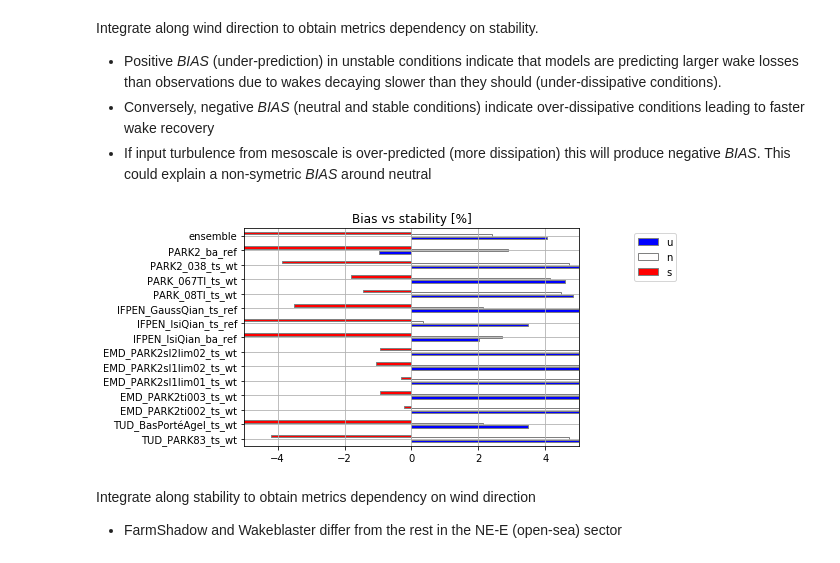
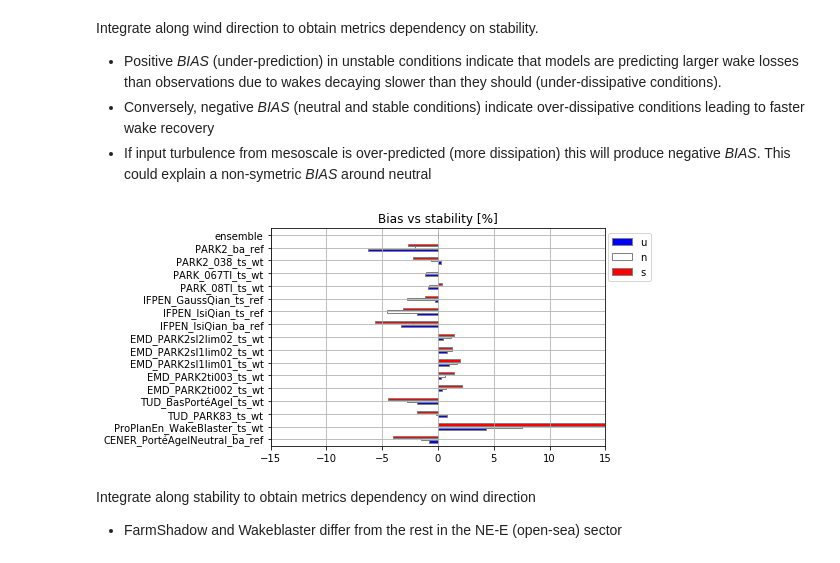
Before and after one commit to CENER-EPR/OWAbench, a Jupyter notebook: Anholt/Anholt_ArrayEfficiency.ipynb, the cells around one changed output. Drawn from its saved outputs; the diff is of its cells as text; code cells hidden in the pictures.

```diff
--- a/Anholt/Anholt_ArrayEfficiency.ipynb
+++ b/Anholt/Anholt_ArrayEfficiency.ipynb
@@ -36,23 +36,23 @@ IPython.OutputArea.prototype._should_scroll = function(lines) {
 n_sim = 19 # number of submited simulations + 1 (ensemble)
 sims = pd.DataFrame(columns = ['ID','Ensemble','Participant','Model Name', 'Model Type','Approach','Input','Remarks','Label'],
                    index = np.arange(0,n_sim,1))
-sims.loc[0]  = ['anh00a'  ,0,'CENER'    ,'FLORIS'     ,'Porté-Agel'         ,'ba','ctrl,ref','Neutral'         ,'CENER_PortéAgelNeutral_ba_ref']
+sims.loc[0]  = ['anh00a'  ,0,'CENER'    ,'FLORIS'     ,'Porté-Agel'         ,'ts','ctrl,ref','Neutral'         ,'CENER_PortéAgelNeutral_ba_ref']
 sims.loc[1]  = ['anh00b'  ,0,'CENER'    ,'FLORIS'     ,'Jensen'             ,'ba','ctrl,ref','Neutral'         ,'CENER_JensenNeutral_ba_ref'   ]
 sims.loc[2]  = ['anh00c'  ,0,'CENER'    ,'FLORIS'     ,'Multizone'          ,'ba','ctrl,ref','Neutral'         ,'CENER_MultizoneNeutral_ba_ref']
 sims.loc[3]  = ['anh01'   ,0,'ProPlanEn','WakeBlaster','RANS Eddy-Vis'      ,'ts','ctrl,wt' ,' '               ,'ProPlanEn_WakeBlaster_ts_wt']
 sims.loc[4]  = ['anh02a'  ,1,'TU-Delft' ,'eWakeLab'   ,'PARK83'             ,'ts','ctrl,wt' ,'Dynamic Cw'      ,'TUD_PARK83_ts_wt']
 sims.loc[5]  = ['anh02b'  ,1,'TU-Delft' ,'eWakeLab'   ,'Bastankah&PortéAgel','ts','ctrl,wt' ,'Dynamic Cw'      ,'TUD_BasPortéAgel_ts_wt']
-sims.loc[6]  = ['anh05a'  ,0,'EMD'      ,'WindPro'    ,'PARK2'              ,'ts','ctrl,wt' ,'TI-based lim002' ,'EMD_PARK2ti002_ts_wt']
-sims.loc[7]  = ['anh05b'  ,0,'EMD'      ,'WindPro'    ,'PARK2'              ,'ts','ctrl,wt' ,'TI-based lim003' ,'EMD_PARK2ti003_ts_wt']
-sims.loc[8]  = ['anh05c'  ,0,'EMD'      ,'WindPro'    ,'PARK2'              ,'ts','ctrl,wt' ,'stab slope1lim01','EMD_PARK2sl1lim01_ts_wt']
-sims.loc[9]  = ['anh05d'  ,0,'EMD'      ,'WindPro'    ,'PARK2'              ,'ts','ctrl,wt' ,'stab slope1lim02','EMD_PARK2sl1lim02_ts_wt']
-sims.loc[10] = ['anh05e'  ,0,'EMD'      ,'WindPro'    ,'PARK2'              ,'ts','ctrl,wt' ,'stab slope2lim02','EMD_PARK2sl2lim02_ts_wt']
-sims.loc[11] = ['anh07a'  ,1,'IFPEN'    ,'FarmShadow' ,'Ishihara&Qian'      ,'ba','ctrl,ref',' '               ,'IFPEN_IsiQian_ba_ref']
-sims.loc[12] = ['anh07b'  ,1,'IFPEN'    ,'FarmShadow' ,'Ishihara&Qian'      ,'ts','ctrl,ref',' '               ,'IFPEN_IsiQian_ts_ref']
-sims.loc[13] = ['anh07c'  ,1,'IFPEN'    ,'FarmShadow' ,'Gaussian-Bast&Qian' ,'ts','ctrl,ref',' '               ,'IFPEN_GaussQian_ts_ref']
-sims.loc[14] = ['anh08a'  ,0,'Anonymous','WindPro'    ,'PARK'               ,'ts','ctrl,wt' ,'Cw = 0.8TI'      ,'PARK_08TI_ts_wt']
-sims.loc[15] = ['anh08b'  ,0,'Anonymous','WindPro'    ,'PARK'               ,'ts','ctrl,wt' ,'Cw = 0.67TI'     ,'PARK_067TI_ts_wt']
-sims.loc[16] = ['anh08c'  ,0,'Anonymous','WindPro'    ,'PARK2'              ,'ts','ctrl,wt' ,'Cw = 0.038'      ,'PARK2_038_ts_wt']
+sims.loc[6]  = ['anh05a'  ,1,'EMD'      ,'WindPro'    ,'PARK2'              ,'ts','ctrl,wt' ,'TI-based lim002' ,'EMD_PARK2ti002_ts_wt']
+sims.loc[7]  = ['anh05b'  ,1,'EMD'      ,'WindPro'    ,'PARK2'              ,'ts','ctrl,wt' ,'TI-based lim003' ,'EMD_PARK2ti003_ts_wt']
+sims.loc[8]  = ['anh05c'  ,1,'EMD'      ,'WindPro'    ,'PARK2'              ,'ts','ctrl,wt' ,'stab slope1lim01','EMD_PARK2sl1lim01_ts_wt']
+sims.loc[9]  = ['anh05d'  ,1,'EMD'      ,'WindPro'    ,'PARK2'              ,'ts','ctrl,wt' ,'stab slope1lim02','EMD_PARK2sl1lim02_ts_wt']
+sims.loc[10] = ['anh05e'  ,1,'EMD'      ,'WindPro'    ,'PARK2'              ,'ts','ctrl,wt' ,'stab slope2lim02','EMD_PARK2sl2lim02_ts_wt']
+sims.loc[11] = ['anh07a'  ,0,'IFPEN'    ,'FarmShadow' ,'Ishihara&Qian'      ,'ba','ctrl,ref',' '               ,'IFPEN_IsiQian_ba_ref']
+sims.loc[12] = ['anh07b'  ,0,'IFPEN'    ,'FarmShadow' ,'Ishihara&Qian'      ,'ts','ctrl,ref',' '               ,'IFPEN_IsiQian_ts_ref']
+sims.loc[13] = ['anh07c'  ,0,'IFPEN'    ,'FarmShadow' ,'Gaussian-Bast&Qian' ,'ts','ctrl,ref',' '               ,'IFPEN_GaussQian_ts_ref']
+sims.loc[14] = ['anh08a'  ,1,'Anonymous','WindPro'    ,'PARK2'              ,'ts','ctrl,wt' ,'Cw = 0.8TI'      ,'PARK_08TI_ts_wt']
+sims.loc[15] = ['anh08b'  ,1,'Anonymous','WindPro'    ,'PARK'               ,'ts','ctrl,wt' ,'Cw = 0.67TI'     ,'PARK_067TI_ts_wt']
+sims.loc[16] = ['anh08c'  ,1,'Anonymous','WindPro'    ,'PARK'               ,'ts','ctrl,wt' ,'Cw = 0.038'      ,'PARK2_038_ts_wt']
 sims.loc[17] = ['anh09a'  ,0,'Anonymous','WindPro'    ,'PARK2'              ,'ba','ctrl,ref','Stability based' ,'PARK2_ba_ref']
 sims.loc[18] = ['ensemble',0,' '        ,' '          ,' '                  ,'ba',' '       ,' '               ,'ensemble']
 ensemble = sims.index[sims['Ensemble'] == 1].tolist()
@@ -265,7 +265,7 @@ except IOError:
 # %% [markdown]
 If no validation data is available, do code to code comparison by selecting a reference simulation to compare against:
 # %%
-ref_sim = []#n_sim-1      # ref_sim = [] when you compare with validation data
+ref_sim = n_sim-1      # ref_sim = [] when you compare with validation data
 
 if not ref_sim:
     print ("Your reference series is observations")
@@ -348,11 +348,15 @@ for isim in range(n_sim):
 #plotresults = sims.index.tolist()              # all simulations
 plotresults = ensemble.copy()                  # simulations participating in the ensemble
 plotresults.append(n_sim-1)                             # and the ensemble itself
-plotresults = list(range(4, n_sim))
+
+plotresults = list(range(0, n_sim))           # list the simulations you want to plot
+
+plotresults = [0,3,4,5,6,7,8,9,10,11,12,13,14,15,16,17,18]
+
 plotresultsname = [sims["Label"][x] for x in plotresults]
 
-#highlight = ['anh01','anh02b','anh05b','anh07a','anh08c','anh09a']          # Highlight results in spagetti plots
-highlight = ['anh05a','anh05b','anh05c','anh05d','anh05e']          # Highlight results in spagetti plots
+highlight = ['anh00a','anh01','anh02b','anh05b','anh07a','anh08a']          # Highlight results in spagetti plots
+#highlight = ['anh05a','anh05b','anh05c','anh05d','anh05e']          # Highlight results in spagetti plots
 # %% [markdown]
 ### Wind farm metrics
 
@@ -416,15 +426,15 @@ Integrate along wind direction to obtain metrics dependency on stability.
 # %%
 bias_zL = (np.sum(bias[plotresults],axis=1)/len(WDbins)).to_pandas() # bias vs stability [%]
 ax = bias_zL.plot.barh(rot=0, grid=1, colormap = 'bwr', edgecolor = 'grey',
                     title='Bias vs stability [%]');
 ax.set_yticklabels([sims["Label"][x] for x in plotresults]);
 ax.set_ylabel('');
 ax.legend(bbox_to_anchor=(1.15, 1)); # try stacked=True in the barh options
-ax.set_xlim([-5,5]); # use this to leave outliers out
+ax.set_xlim([-15,15]); # use this to leave outliers out
 
 #bias_zL # uncomment to show table
 # %% [output]
-[figure, old version]
+[figure, new version]
 # %% [markdown]
 Integrate along stability to obtain metrics dependency on wind direction
 * FarmShadow and Wakeblaster differ from the rest in the NE-E (open-sea) sector
```
Also changed, not shown: parts of 14 cells of this notebook, 3 other files.
